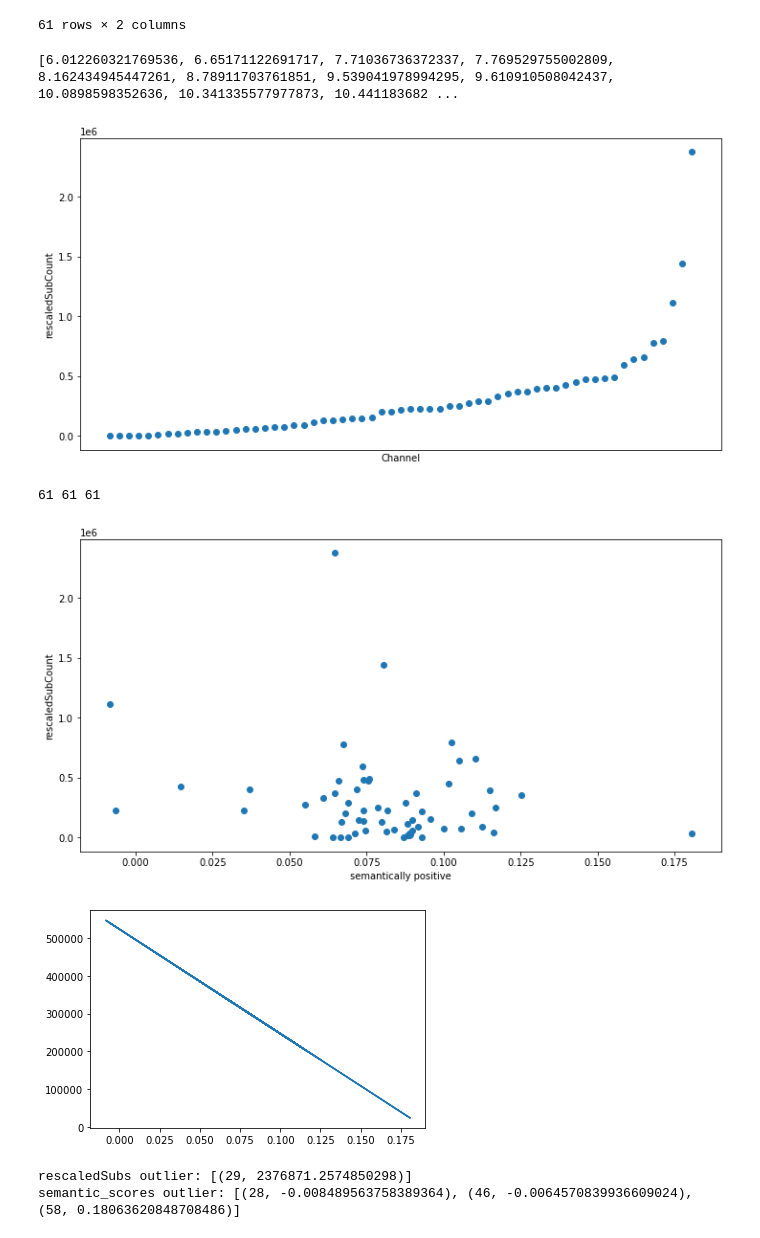
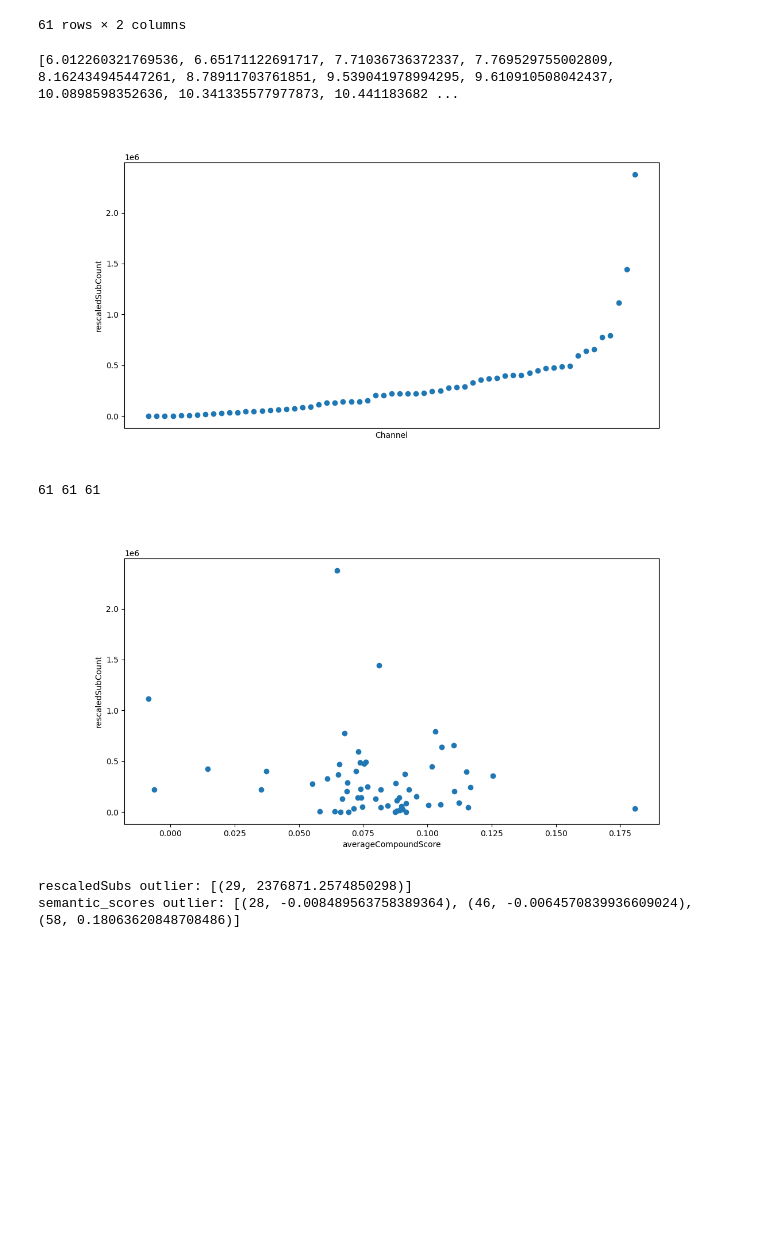
Before and after one commit to ojiwon-kenobi/youtuberChannels, a Jupyter notebook: semantic_analysis/semantic_analysis.ipynb, the cells around one changed output. Drawn from its saved outputs; the diff is of its cells as text; code cells hidden in the pictures; blank space fills up the shorter version.

```diff
--- a/semantic_analysis/semantic_analysis.ipynb
+++ b/semantic_analysis/semantic_analysis.ipynb
@@ -216,14 +212,0 @@ Which is honestly not that surprising. Redditors are among the most realistic pe
-# %%
-from nltk.sentiment.vader import SentimentIntensityAnalyzer as SIA
-channelId_to_df = {}
-sia = SIA()
-for channelId in LIST_OF_CHANNEL_IDS:
-    results = []
-    for words in wordCloud[channelId]:
-        pol_score = sia.polarity_scores(words)
-        pol_score['words']=words
-        results.append(pol_score)
-    pd.set_option('display.max_columns', None, 'max_colwidth', None)
-    df = pd.DataFrame.from_records(results)
-    channelId_to_df[channelId] = df
-df[150:200]
@@ -243,23 +212,0 @@ def generateWordCloud(pos_words_str, neg_words_str):
-# %%
-top_20_pos_words = {}
-top_20_neg_words = {}
-scores= {}
-for channelId in LIST_OF_CHANNEL_IDS:
-    target_df = channelId_to_df[channelId]
-    positive_words = list(target_df.loc[target_df['pos']==1].words)
-    positive_frequency = FreqDist(positive_words)
-    pos_freq = positive_frequency.most_common(20)
-    negative_words = list(target_df.loc[target_df['neg']==1].words)
-    negative_frequency = FreqDist(negative_words)
-    neg_freq = negative_frequency.most_common(20)
-    top_20_pos_words[channelId] = pos_freq
-    top_20_neg_words[channelId] = neg_freq
-
-    pos_words = [str(p) for p in pos_freq]
-    pos_words_str = ', '.join(pos_words)
-    neg_words = [str(n) for n in neg_freq]
-    neg_words_str = ', '.join(neg_words)
-    # generateWordCloud(pos_words_str, neg_words_str)
-
-    scores[channelId] = sum(target_df['compound'])/len(target_df)
-print(scores)
@@ -617,12 +527,12 @@ plt.ylabel(y_name)
 plt.show()
 # %% [output]
 [6.012260321769536, 6.65171122691717, 7.71036736372337, 7.769529755002809, 8.162434945447261, 8.78911703761851, 9.539041978994295, 9.610910508042437, 10.0898598352636, 10.341335577977873, 10.441183682 ...
-[figure, old version]
+[figure, new version]
 # %%
 print(len(channelHolisticInfoDf), len(subsPerYearSinceFirstUpload), len(channelName_to_scores))
 semantic_df = pd.DataFrame.from_dict({'channelName': channelHolisticInfoDf['channelName'], 'rescaledSubCount': subsPerYearSinceFirstUpload, 'positivityScores': channelName_to_scores.values()})
 def generate_plot(semantic_df):
-    x_name = "semantically positive"
+    x_name = "averageCompoundScore"
     y_name = "rescaledSubCount"
 
     tooltip_name = "channelName"
@@ -650,35 +560,34 @@ def generate_plot(semantic_df):
         text = "{}, {}".format(" ".join(details["channelName"]),
                             " ".join([details["positivityScores"]]))
         annot.set_text(text)
         annot.get_bbox_patch().set_alpha(0.4)
 
     def hover(event):
         vis = annot.get_visible()
         if event.inaxes == ax:
             cont, details = sc.contains(event)
             if cont:
                 update_annot(details)
                 annot.set_visible(True)
                 fig.canvas.draw_idle()
             else:
                 if vis:
                     annot.set_visible(False)
                     fig.canvas.draw_idle()
 
     cursor = mplcursors.cursor(sc, hover=True)
     cursor.connect(
     "add", lambda sel: sel.annotation.set_text(tt[sel.index]))
     plt.xlabel(x_name)
     plt.ylabel(y_name)
     plt.show()
 
     m, b = np.polyfit(x, y, 1)
     plt.plot(x, m*x + b)
 generate_plot(semantic_df)
 # %% [output]
 61 61 61
-[figure, old version]
+[figure, new version]
-[figure, removed]
 # %%
 import numpy as np
 import pandas as pd
```
Also changed, not shown: parts of 18 cells of this notebook, 11 other files.
